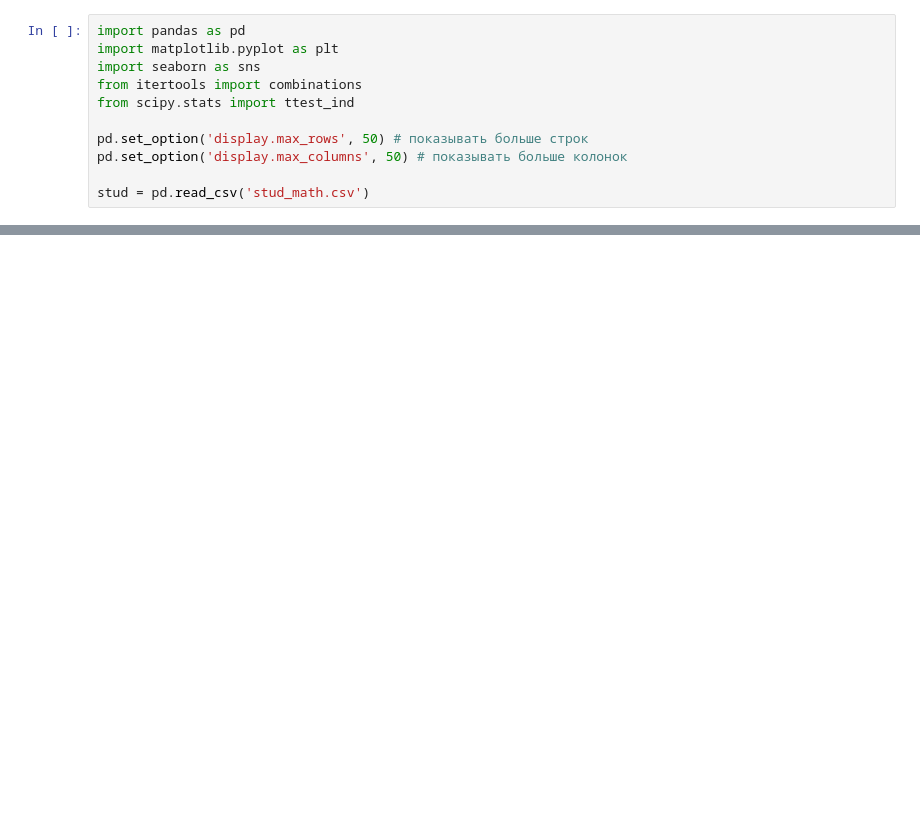
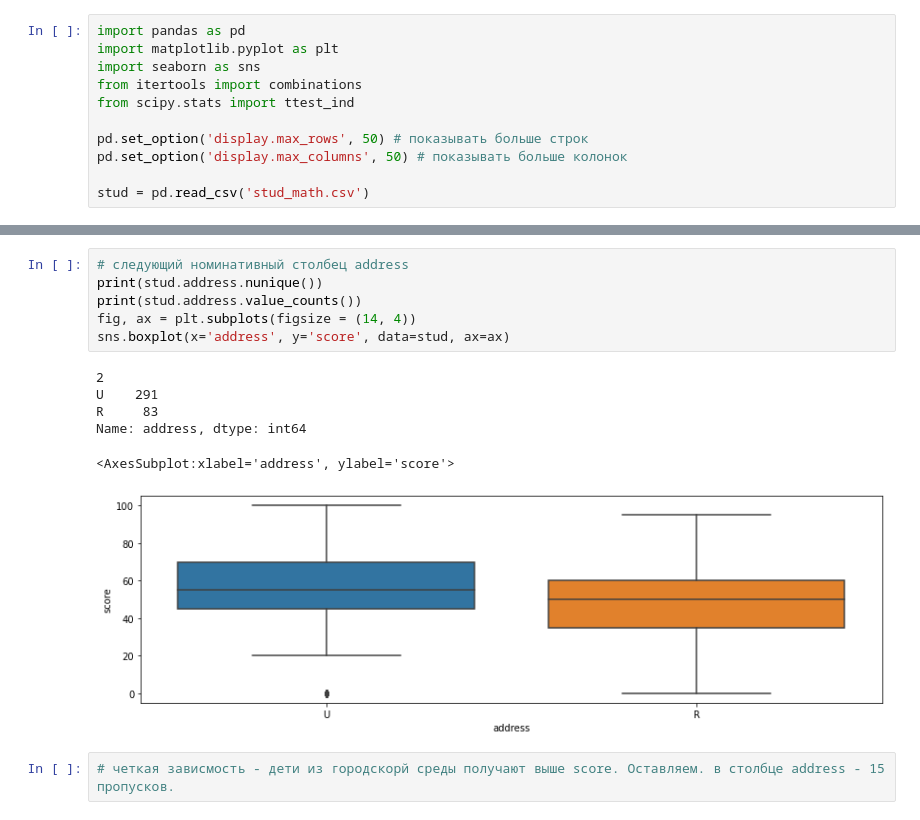
Before and after one commit to YuriPesnya/module_2, a Jupyter notebook: YuriPesnya_module2.ipynb, the cells around one changed output, grey strips where cells are left out. Cells and saved outputs as stored; diff of their text form; blank space fills up the shorter version.

```diff
--- a/YuriPesnya_module2.ipynb
+++ b/YuriPesnya_module2.ipynb
@@ -62,0 +120,15 @@ Name: Fjob, dtype: int64
+# %%
+# следующий номинативный столбец address
+print(stud.address.nunique())
+print(stud.address.value_counts())
+fig, ax = plt.subplots(figsize = (14, 4))
+sns.boxplot(x='address', y='score', data=stud, ax=ax)
+# %% [output]
+2
+U    291
+R     83
+Name: address, dtype: int64
+<AxesSubplot:xlabel='address', ylabel='score'>
+[figure, added]
+# %%
+# четкая зависмость - дети из городскорй среды получают выше score. Оставляем. в столбце address - 15 пропусков.
```
Also changed, not shown: parts of 61 cells of this notebook, 2 other files.
